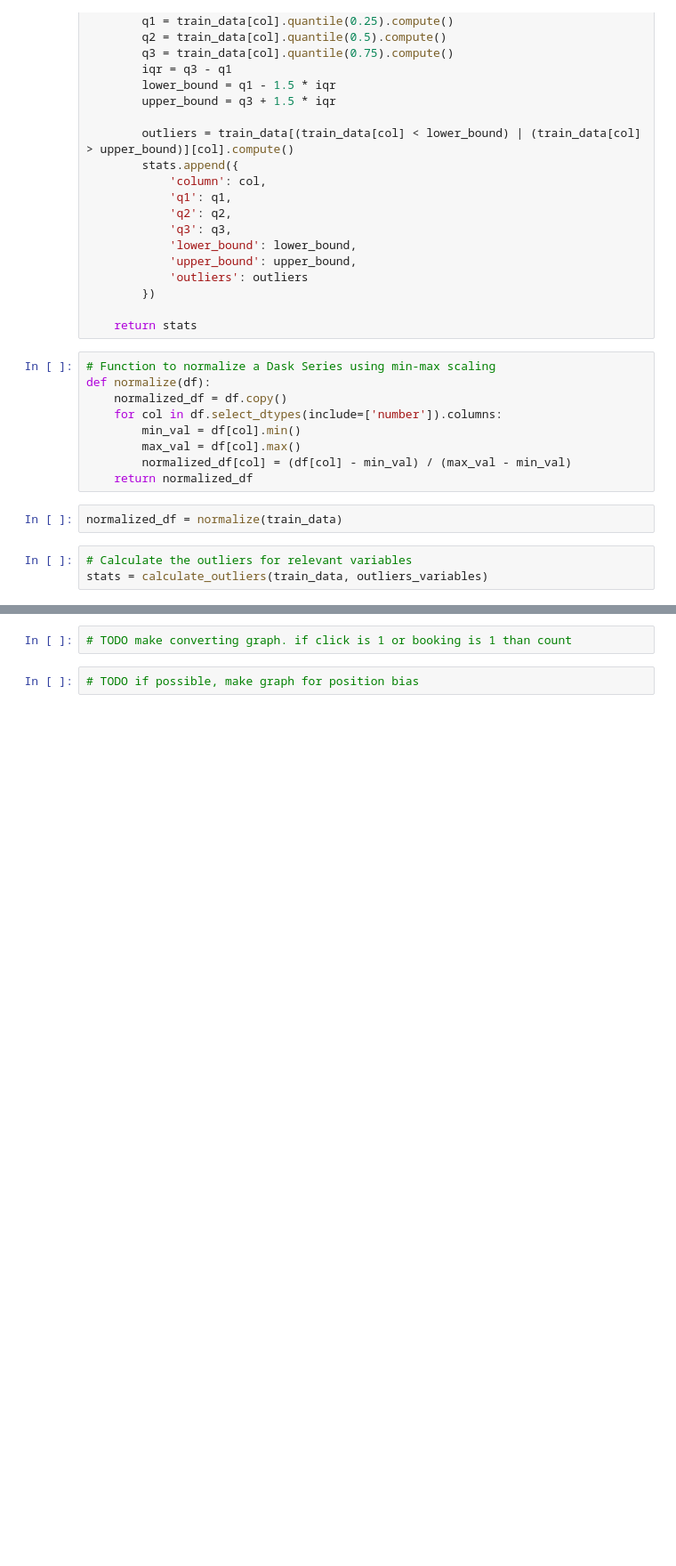
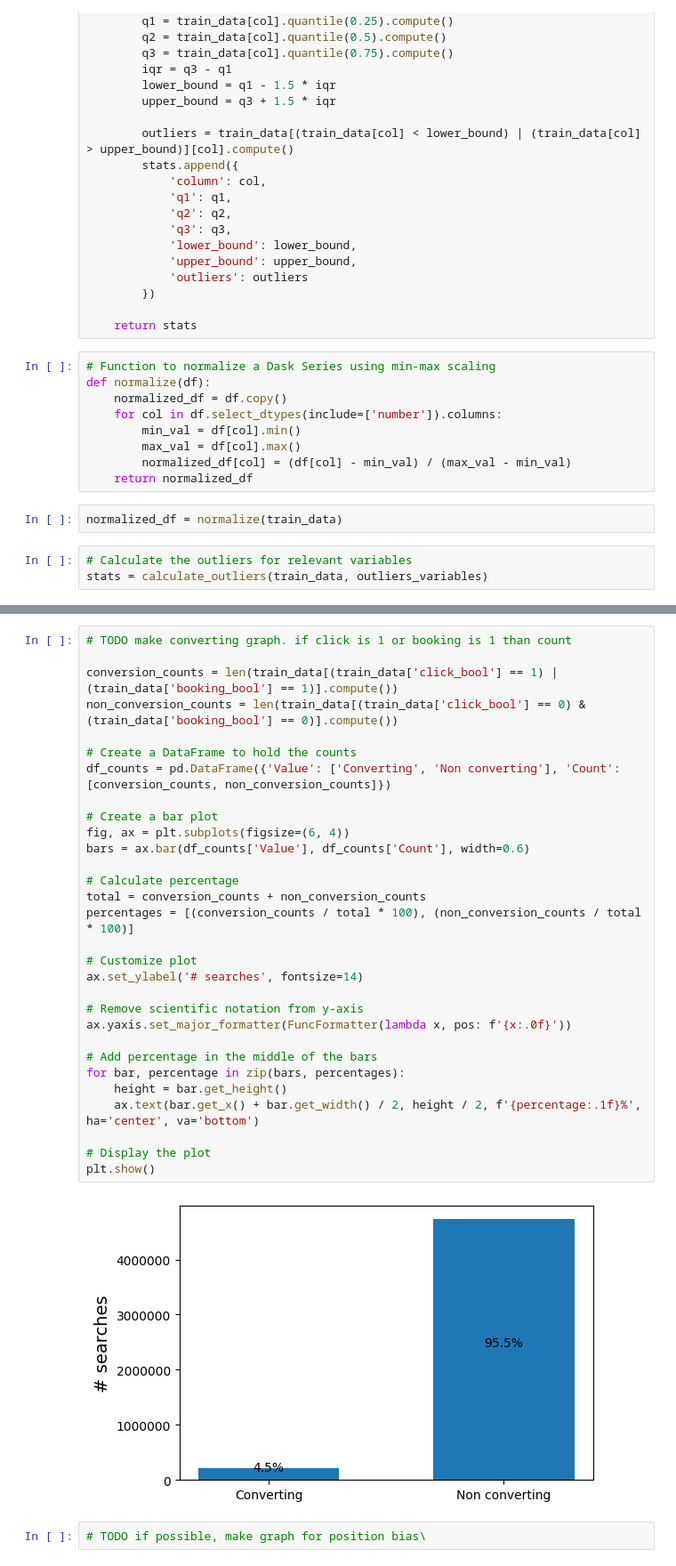
Before and after one commit to Jeniamakarchik/dmt_recom_sys, a Jupyter notebook: Ilse.ipynb, the cells around one changed output, grey strips where cells are left out. Shown at 89% size. Saved outputs shown, nothing was run; the diff lists cells and outputs as text; blank space fills up the shorter version.

Commit message:
converting graph

```diff
--- a/Ilse.ipynb
+++ b/Ilse.ipynb
@@ -194,6 +195,36 @@ plt.show()
 # %% [output]
 [figure]
-# %%
-# TODO make converting graph. if click is 1 or booking is 1 than count
+# %%
+# TODO make converting graph. if click is 1 or booking is 1 than count
+
+conversion_counts = len(train_data[(train_data['click_bool'] == 1) | (train_data['booking_bool'] == 1)].compute())
+non_conversion_counts = len(train_data[(train_data['click_bool'] == 0) & (train_data['booking_bool'] == 0)].compute())
+
+# Create a DataFrame to hold the counts
+df_counts = pd.DataFrame({'Value': ['Converting', 'Non converting'], 'Count': [conversion_counts, non_conversion_counts]})
+
+# Create a bar plot
+fig, ax = plt.subplots(figsize=(6, 4))
+bars = ax.bar(df_counts['Value'], df_counts['Count'], width=0.6)
+
+# Calculate percentage
+total = conversion_counts + non_conversion_counts
+percentages = [(conversion_counts / total * 100), (non_conversion_counts / total * 100)]
+
+# Customize plot
+ax.set_ylabel('# searches', fontsize=14)
+
+# Remove scientific notation from y-axis
+ax.yaxis.set_major_formatter(FuncFormatter(lambda x, pos: f'{x:.0f}'))
+
+# Add percentage in the middle of the bars
+for bar, percentage in zip(bars, percentages):
+    height = bar.get_height()
+    ax.text(bar.get_x() + bar.get_width() / 2, height / 2, f'{percentage:.1f}%', ha='center', va='bottom')
+
+# Display the plot
+plt.show()
+# %% [output]
+[figure, added]
 # %%
-# TODO if possible, make graph for position bias
+# TODO if possible, make graph for position bias\
```
Also changed, not shown: parts of 4 cells of this notebook.
